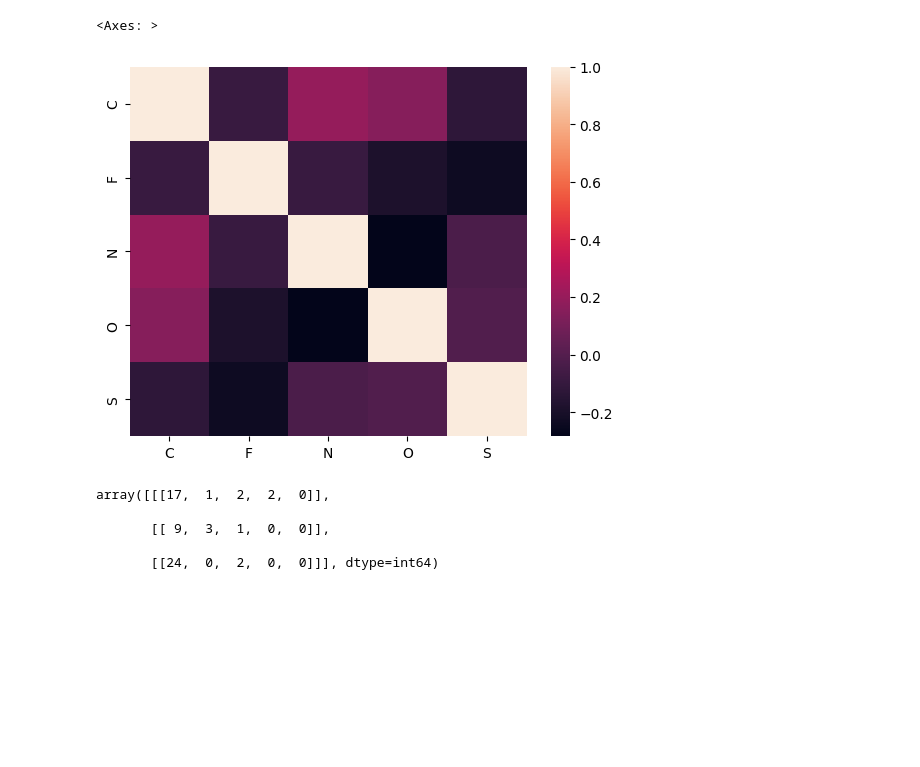
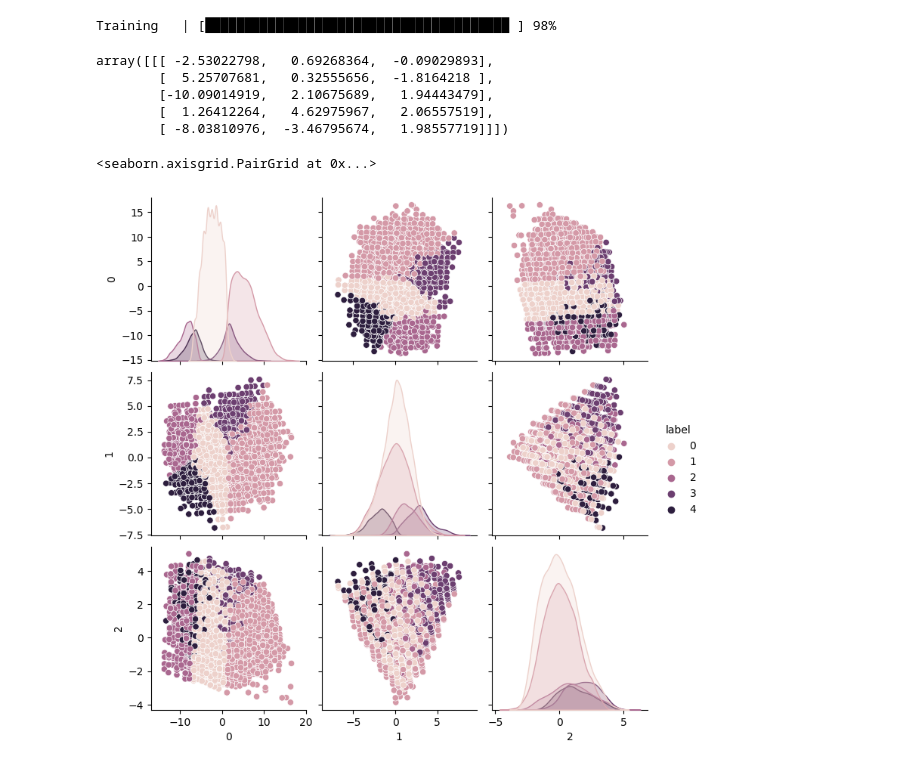
Before and after one commit to Evintkoo/Functional-Group-Analysis, a Jupyter notebook: Elements/3-clustering.ipynb, the cells around one changed output. Saved outputs shown, nothing was run; the diff lists cells and outputs as text; code cells hidden in the pictures; blank space fills up the shorter version.

```diff
--- a/Elements/3-clustering.ipynb
+++ b/Elements/3-clustering.ipynb
@@ -26,5 +27,0 @@ df
-# %%
-sns.heatmap(df.corr())
-# %% [output]
-<Axes: >
-[figure, removed]
@@ -31,20 +32,29 @@ sns.heatmap(df.corr())
 # %%
 X = df.values
-model = SOM(m = 3,
-            n = 1,
+model = SOM(m = 1,
+            n = 5,
             dim=X.shape[1],
-            max_iter=1,
+            max_iter=sys.maxsize,
             initiate_method="SOM++",
             learning_rate=0.5,
-            neighbour_rad=5)
+            neighbour_rad=2)
 model.fit(X, epoch=50)
 model.neurons
 # %% [output]
-array([[[17,  1,  2,  2,  0]],
-
-       [[ 9,  3,  1,  0,  0]],
-
-       [[24,  0,  2,  0,  0]]], dtype=int64)
+Training   | [███████████████████████████████████████ ] 98%
+array([[[ -2.53022798,   0.69268364,  -0.09029893],
+        [  5.25707681,   0.32555656,  -1.8164218 ],
+        [-10.09014919,   2.10675689,   1.94443479],
+        [  1.26412264,   4.62975967,   2.06557519],
+        [ -8.03810976,  -3.46795674,   1.98557719]]])
+# %%
+pred = model.predict(X)
+plot_df = df.copy(deep=True)
+plot_df["label"] = pred
+sns.pairplot(plot_df, hue="label", corner=False)
+# %% [output]
+<seaborn.axisgrid.PairGrid at 0x...>
+[figure, added]
 # %%
 cluster_centers = model.neurons
 cluster_centers = np.reshape(cluster_centers, (-1,X.shape[1]))
```
Also changed, not shown: parts of 7 cells of this notebook, 24 other files.
